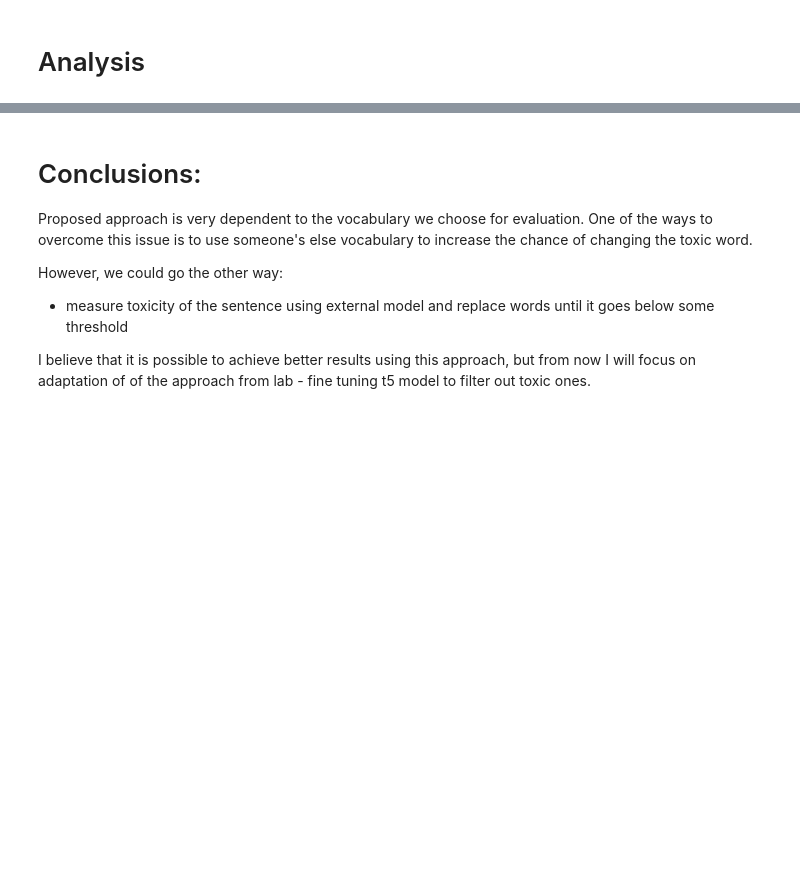
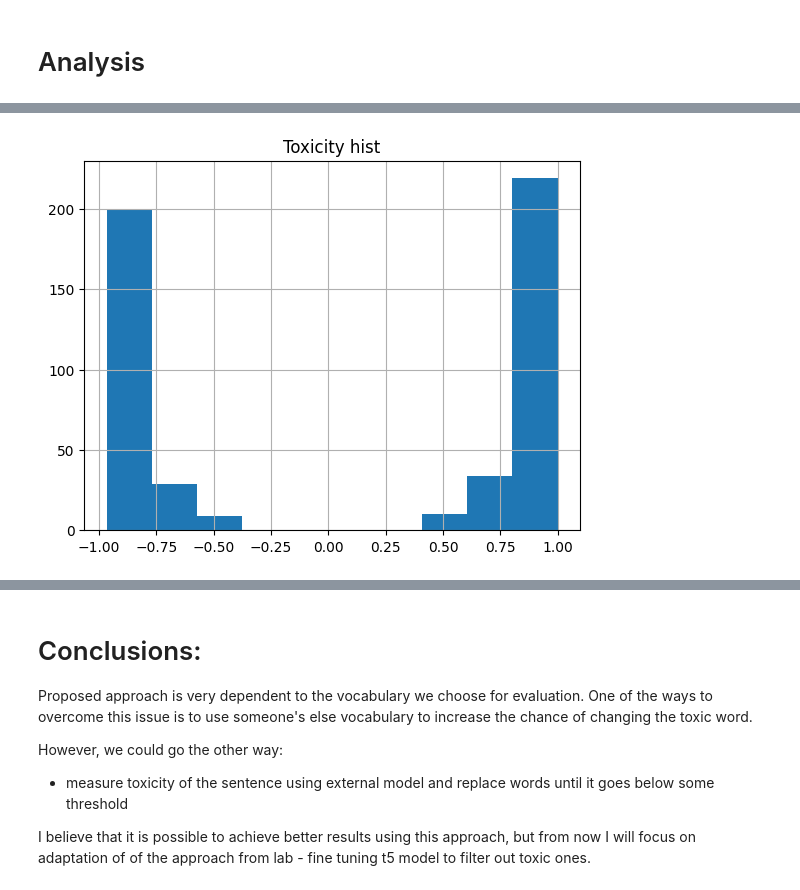
Before and after one commit to lvjonok/f23-pmldl-assignment1, a Jupyter notebook: notebooks/3.0-evaluate-bert.ipynb, the cells around one changed output, grey strips where cells are left out. Saved outputs shown, nothing was run; the diff lists cells and outputs as text; code cells hidden in the pictures; blank space fills up the shorter version.

```diff
--- a/notebooks/3.0-evaluate-bert.ipynb
+++ b/notebooks/3.0-evaluate-bert.ipynb
@@ -231,3 +235,9 @@ plt.grid()
+# %%
+plt.title("Toxicity hist")
+plt.hist([h["rate"] for h in history])
+plt.grid()
+# %% [output]
+[figure, added]
 # %%
 import matplotlib.pyplot as plt
 
```
Also changed, not shown: parts of 7 cells of this notebook, 7 other files.
